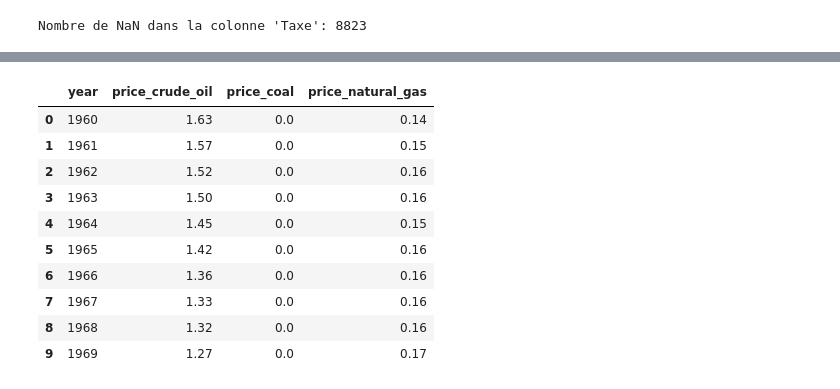
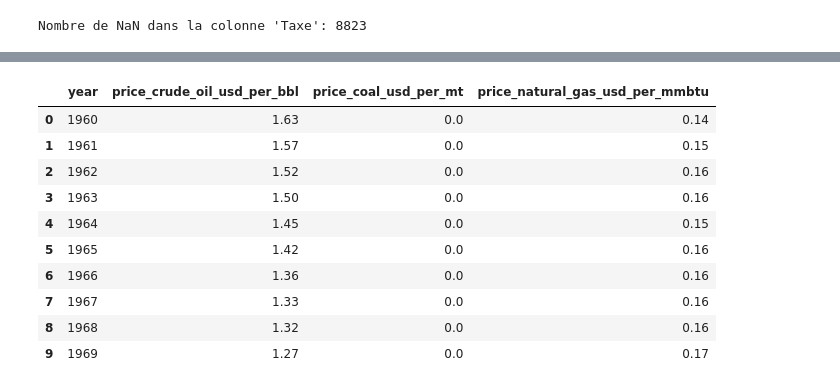
Before and after one commit to Obsywon/datawarehouse, a Jupyter notebook: transform_co2.ipynb, the cells around one changed output, grey strips where cells are left out. Cells and saved outputs as stored; diff of their text form; code cells hidden in the pictures.

```diff
--- a/transform_co2.ipynb
+++ b/transform_co2.ipynb
@@ -517,28 +576,28 @@ wec.to_csv('./output/World_Energy_Consumption_Full.csv', index=False)
 # %%
 # Charger le fichier CSV dans un DataFrame
 df_price = pd.read_csv('./assets/energy_prices.csv')
 
 # Définir les nouveaux noms de colonnes
 nouveaux_noms = {
-    'Crude Oil': 'price_crude_oil',
-    'Coal': 'price_coal',
-    'Natural Gas': 'price_natural_gas',
+    'Crude Oil': 'price_crude_oil_usd_per_bbl',
+    'Coal': 'price_coal_usd_per_mt',
+    'Natural Gas': 'price_natural_gas_usd_per_mmbtu',
     'Year': 'year'
 }
 
 # Renommer les colonnes
 df_price.rename(columns=nouveaux_noms, inplace=True)
 
 df_price = df_price.fillna(0)
 
-df_price['price_crude_oil'] = df_price['price_crude_oil'].astype(float)
-df_price['price_coal'] = df_price['price_coal'].astype(float)
-df_price['price_natural_gas'] = df_price['price_natural_gas'].astype(float)
+df_price['price_crude_oil_usd_per_bbl'] = df_price['price_crude_oil_usd_per_bbl'].astype(float)
+df_price['price_coal_usd_per_mt'] = df_price['price_coal_usd_per_mt'].astype(float)
+df_price['price_natural_gas_usd_per_mmbtu'] = df_price['price_natural_gas_usd_per_mmbtu'].astype(float)
 df_price['year'] = df_price['year'].astype(int)
 
 df_price.head(10)
 # %% [output]
-|  | year | price_crude_oil | price_coal | price_natural_gas |
+|  | year | price_crude_oil_usd_per_bbl | price_coal_usd_per_mt | price_natural_gas_usd_per_mmbtu |
 | 0 | 1960 | 1.63 | 0.0 | 0.14 |
 | 1 | 1961 | 1.57 | 0.0 | 0.15 |
 | 2 | 1962 | 1.52 | 0.0 | 0.16 |
```
Also changed, not shown: parts of 24 cells of this notebook, 4 other files.
